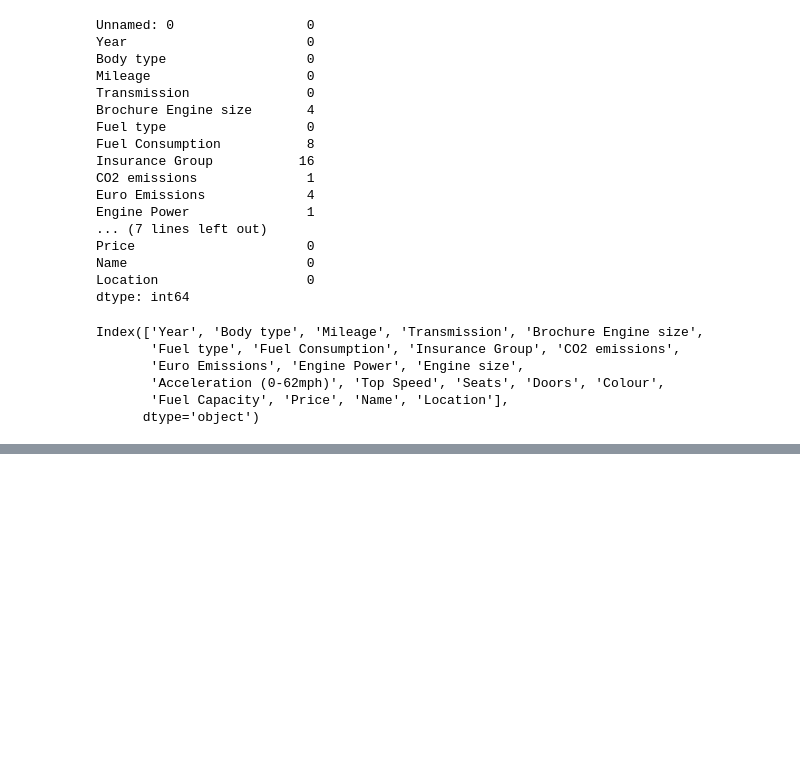
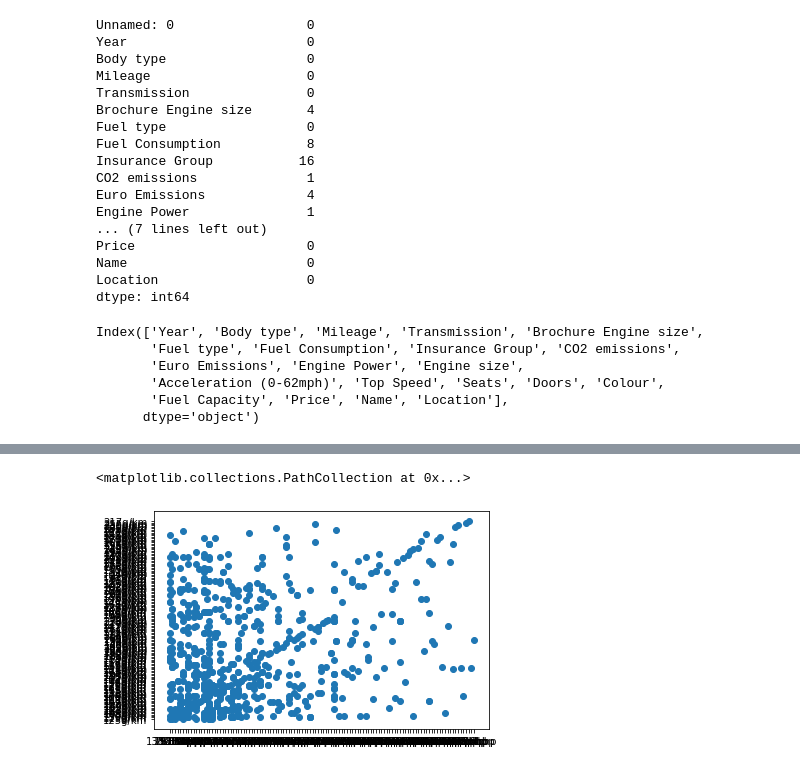
Before and after one commit to ShikharGhimire/ScrapeTheGum, a Jupyter notebook: fiveseatercars.ipynb, the cells around one changed output, grey strips where cells are left out. Saved outputs shown, nothing was run; the diff lists cells and outputs as text; code cells hidden in the pictures; blank space fills up the shorter version.

```diff
--- a/fiveseatercars.ipynb
+++ b/fiveseatercars.ipynb
@@ -56,7 +57,7 @@ final_dataset['Name'] = final_dataset['Name'].str.strip()
 #Before the data dimanesion was 1078 rows × 24 columns and now after removing 300 duplicate values, it is 778 rows × 24 columns
 # %%
 #Let's remove the unwanted columns
-final_dataset.drop(['Urban mpg','Extra Urban mpg','Luggage Capacity (seats up)'],axis=1,inplace=True)
+final_dataset.drop(['Urban mpg','Extra Urban mpg','Luggage Capacity (seats up)',],axis=1,inplace=True)
 # %%
 #Let's clean coloumns that needs cleaning
 def remove_html_tags(string):
@@ -240,3 +253,9 @@ display(my_map)
+# %%
+#Let's check some correlation with engine power and engine size
+pyplot.scatter(final_dataset['Engine Power'],final_dataset['CO2 emissions'])
+# %% [output]
+<matplotlib.collections.PathCollection at 0x...>
+[figure, added]
 # %%
 #Brochure engine size
 #Before googling the data, we need to check which rows of brochure engine size datas are missing from and which car it belongs to
```
Also changed, not shown: parts of 3 cells of this notebook.
